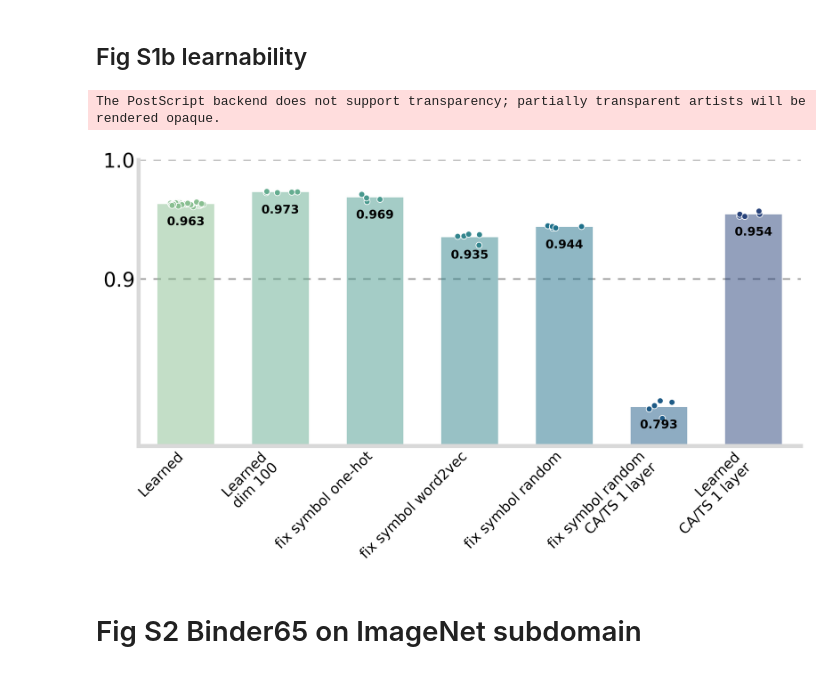
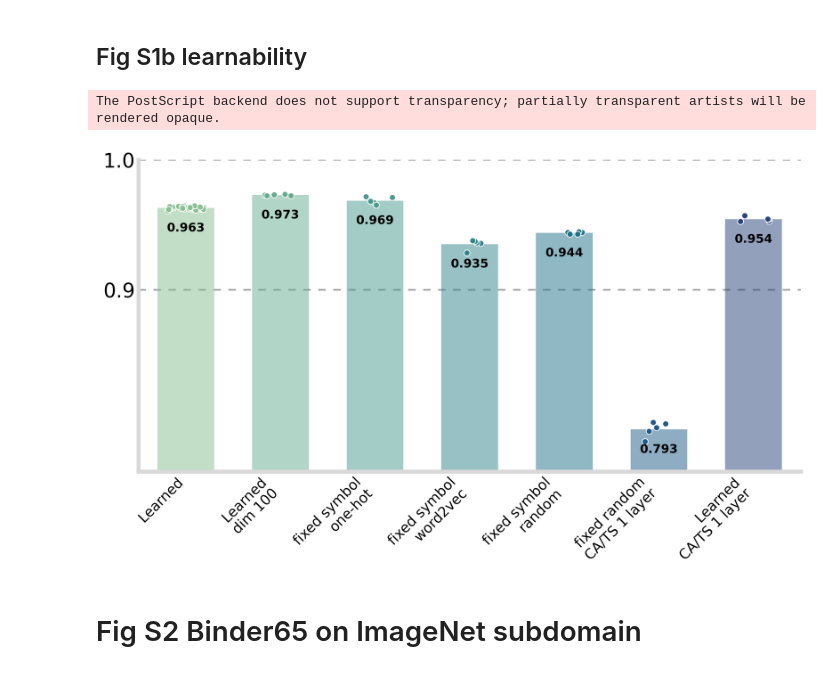
Before and after one commit to Hiroid/CATS_Net, a Jupyter notebook: B01_figures/NCS_figures.ipynb, the cells around one changed output. Cells and saved outputs as stored; diff of their text form; code cells hidden in the pictures.

Commit message:
fix(results): Modified the label of ablation study

```diff
--- a/B01_figures/NCS_figures.ipynb
+++ b/B01_figures/NCS_figures.ipynb
@@ -2061,7 +2061,7 @@ group6 = np.array(acc_list_imagenet1k_ss20_fixfe_resnet50_mlp1_hidden100_initran
 
 # Consolidate all data groups into a list
 all_groups = [group2, group5, group13, group12, group11, group14, group6]
-group_labels = ['Learned', 'Learned\ndim 100', 'fix symbol one-hot', 'fix symbol word2vec', 'fix symbol random', 'fix symbol random\nCA/TS 1 layer', 'Learned\nCA/TS 1 layer']
+group_labels = ['Learned', 'Learned\ndim 100', 'fixed symbol\none-hot', 'fixed symbol\nword2vec', 'fixed symbol\nrandom', 'fixed random\nCA/TS 1 layer', 'Learned\nCA/TS 1 layer']
 
 # Define styling constants from your original code
 GREY50 = '#7F7F7F'
@@ -2137,34 +2137,34 @@ ax.set_yticks(HLINES)
 ax.set_yticklabels(HLINES, size=20)
 
 # Ensure layout is tight to prevent labels from being cut off
 plt.tight_layout()
 
 # Save or show the plot
 plt.savefig(
     os.path.join(
         project_root,
         "B01_figures",
         "outputs",
         "fig_s1b.eps"
     ),
     format="eps",
     bbox_inches='tight'
 )
 plt.savefig(
     os.path.join(
         project_root,
         "B01_figures",
         "outputs",
         "fig_s1b.png"
     ),
     format="png",
     bbox_inches='tight'
 )
 
 plt.show()
 # %% [output]
 The PostScript backend does not support transparency; partially transparent artists will be rendered opaque.
-[figure, old version]
+[figure, new version]
 # %% [markdown]
 # Fig S2 Binder65 on ImageNet subdomain
 # %%
```
Also changed, not shown: 2 other files.
